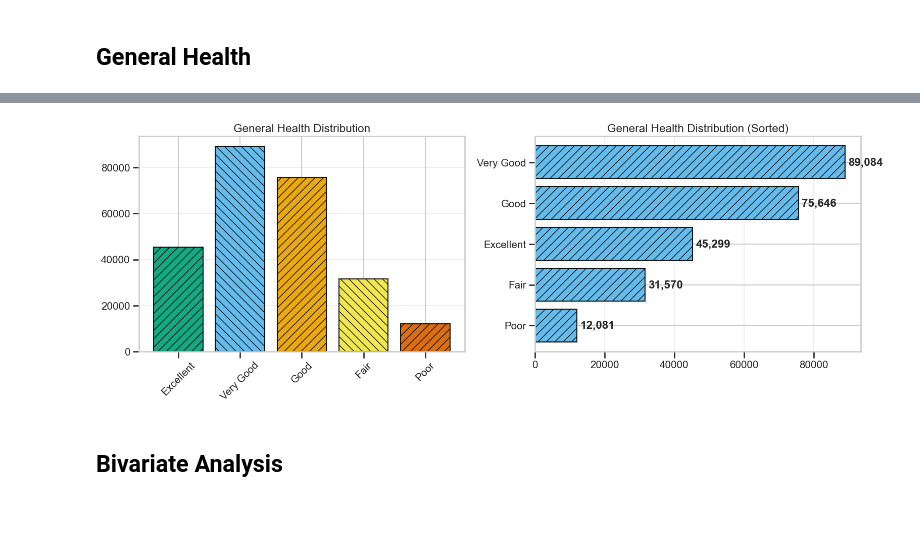
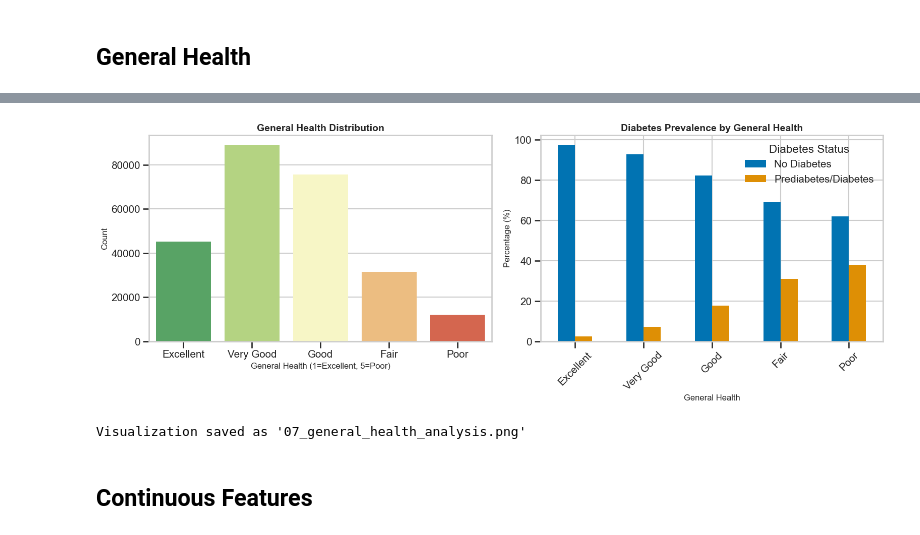
Before and after one commit to eyyuboeztuerk-arch/DPP-Stackfuel-Data-Science-Projekt, a Jupyter notebook: notebooks/01_exploration.ipynb, the cells around one changed output, grey strips where cells are left out. Drawn from its saved outputs; the diff is of its cells as text; code cells hidden in the pictures.

```diff
--- a/notebooks/01_exploration.ipynb
+++ b/notebooks/01_exploration.ipynb
@@ -901,39 +969,52 @@ Age Category Distribution (code → label):
 # %% [markdown]
 ## General Health
 # %%
-# =============================================================================
-# 12. GENERAL HEALTH STATUS ANALYSIS
-# =============================================================================
+# ============================================================================
+# 12. GENERAL HEALTH ANALYSIS
+# ============================================================================
 print("\n" + "="*80)
-print("GENERAL HEALTH STATUS ANALYSIS")
+print("GENERAL HEALTH ANALYSIS")
 print("="*80)
 
-if 'GenHlth' in df.columns:
-    genhlth_dist = df['GenHlth'].value_counts().sort_index()
-    genhlth_mapping = {1: 'Excellent', 2: 'Very Good', 3: 'Good', 4: 'Fair', 5: 'Poor'}
-    print("\nGeneral Health Distribution:")
-    for code, count in genhlth_dist.items():
-        print(f"  {code} ({genhlth_mapping.get(int(code), str(code)):>10}): {count:,} ({count/len(df)*100:.2f}%)") # pyright: ignore[reportArgumentType]
+# General health distribution
+genhlth_counts = df['GenHlth'].value_counts().sort_index()
+genhlth_pct = df['GenHlth'].value_counts(normalize=True).sort_index() * 100
 
-    fig, axes = plt.subplots(1, 2, figsize=(16, 6))
-    labels = [genhlth_mapping.get(int(x), str(x)) for x in genhlth_dist.index]
-    bars = axes[0].bar(labels, genhlth_dist.values,
-                       color=[CB_GREEN, CB_SKY, CB_ORANGE, CB_YELLOW, CB_RED],
-                       edgecolor='black', alpha=0.9)
-    for i, b in enumerate(bars):
-        b.set_hatch('//' if i % 2 == 0 else '\\\\')
-    axes[0].set_title('General Health Distribution')
-    axes[0].tick_params(axis='x', rotation=45)
-    axes[0].grid(axis='y', alpha=0.3)
+genhlth_labels = {1: 'Excellent', 2: 'Very Good', 3: 'Good', 4: 'Fair', 5: 'Poor'}
 
-    genhlth_sorted = genhlth_dist.sort_values(ascending=True)
-    labels_sorted = [genhlth_mapping.get(int(x), str(x)) for x in genhlth_sorted.index]
-    axes[1].barh(labels_sorted, genhlth_sorted.values, color=CB_SKY, edgecolor='black', alpha=0.9, hatch='//')
-    axes[1].set_title('General Health Distribution (Sorted)')
-    axes[1].grid(axis='x', alpha=0.3)
-    for i, v in enumerate(genhlth_sorted.values):
-        axes[1].text(v + max(genhlth_sorted.values)*0.01, i, f'{v:,}', va='center', fontweight='bold')
-    plt.tight_layout()
-    plt.show()
+print("\nGeneral Health distribution:")
+for level, label in genhlth_labels.items():
+    if level in genhlth_counts.index:
+        print(f"{label:12s} ({level}): {genhlth_counts[level]:6,} ({genhlth_pct[level]:5.2f}%)")
+
+# Diabetes prevalence by general health
+genhlth_diabetes = pd.crosstab(df['GenHlth'], df['Diabetes_binary'], normalize='index') * 100
+
+print("\nDiabetes prevalence by general health status:")
+print(genhlth_diabetes)
+
+# Visualization
+fig, axes = plt.subplots(1, 2, figsize=(16, 6))
+
+# General health distribution
+sns.countplot(data=df, x='GenHlth', ax=axes[0], palette='RdYlGn_r')
+axes[0].set_title('General Health Distribution', fontsize=14, fontweight='bold')
+axes[0].set_xlabel('General Health (1=Excellent, 5=Poor)', fontsize=12)
+axes[0].set_ylabel('Count', fontsize=12)
+axes[0].set_xticklabels(['Excellent', 'Very Good', 'Good', 'Fair', 'Poor'])
+
+# Diabetes prevalence by general health
+genhlth_diabetes.plot(kind='bar', ax=axes[1], color=sns.color_palette('colorblind', 2))
+axes[1].set_title('Diabetes Prevalence by General Health', fontsize=14, fontweight='bold')
+axes[1].set_xlabel('General Health', fontsize=12)
+axes[1].set_ylabel('Percentage (%)', fontsize=12)
+axes[1].legend(['No Diabetes', 'Prediabetes/Diabetes'], title='Diabetes Status')
+axes[1].set_xticklabels(['Excellent', 'Very Good', 'Good', 'Fair', 'Poor'], rotation=45)
+
+plt.tight_layout()
+plt.savefig('07_general_health_analysis.png', dpi=300, bbox_inches='tight')
+plt.show()
+
+print("\nVisualization saved as '07_general_health_analysis.png'")
 # %% [output]
 ================================================================================
@@ -949,4 +1039,5 @@ General Health Distribution:
-[figure, old version]
+[figure, new version]
+Visualization saved as '07_general_health_analysis.png'
 # %% [markdown]
-## Bivariate Analysis
+## Continuous Features
 # %%
```
Also changed, not shown: parts of 26 cells of this notebook.
